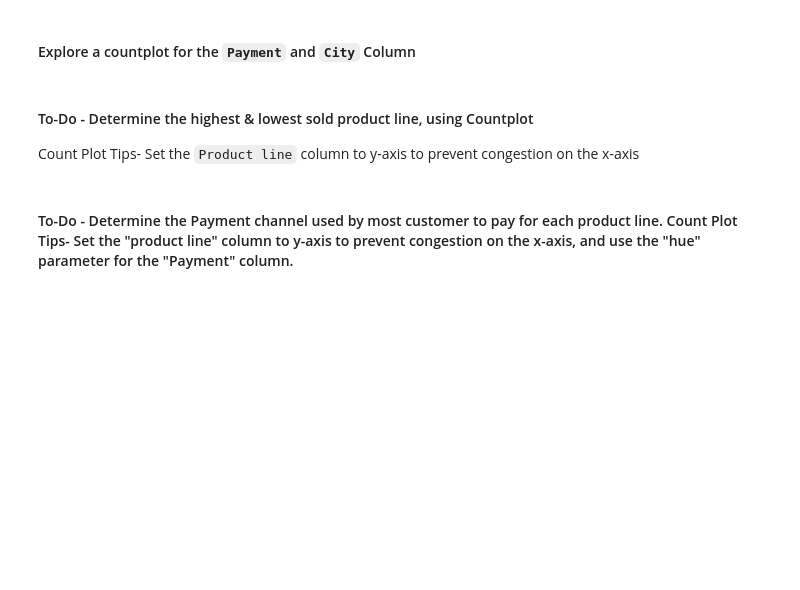
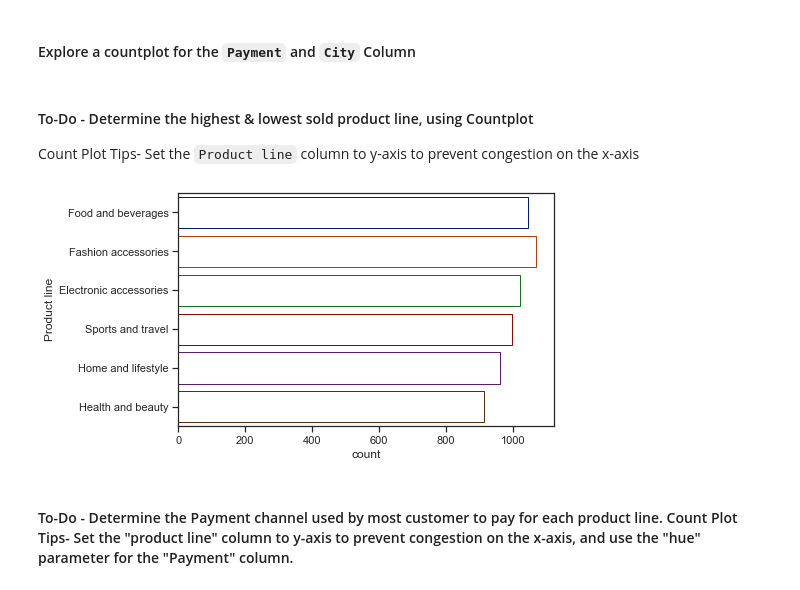
Before and after one commit to Daniel-Adura/ustacky-panda-project1, a Jupyter notebook: Starter_notebook.ipynb, the cells around one changed output. Saved outputs shown, nothing was run; the diff lists cells and outputs as text; code cells hidden in the pictures; blank space fills up the shorter version.

```diff
--- a/Starter_notebook.ipynb
+++ b/Starter_notebook.ipynb
@@ -334,2 +344,7 @@ Count Plot Tips- Set the `Product line` column to y-axis to prevent congestion o
+# %%
+data = df['Product line']
+ax = sns.countplot(y=df["Product line"], data=data, facecolor=(0, 0.0, 0, 0),linewidth=1, edgecolor=sns.color_palette("dark", 6))
+# %% [output]
+[figure, added]
 # %% [markdown]
 #### To-Do -  Determine the Payment channel used by most customer to pay for each product line. Count Plot Tips- Set the "product line" column to y-axis to prevent congestion on the x-axis, and use the "hue" parameter for the "Payment" column.
```
Also changed, not shown: parts of 31 cells of this notebook, 1 other file.
